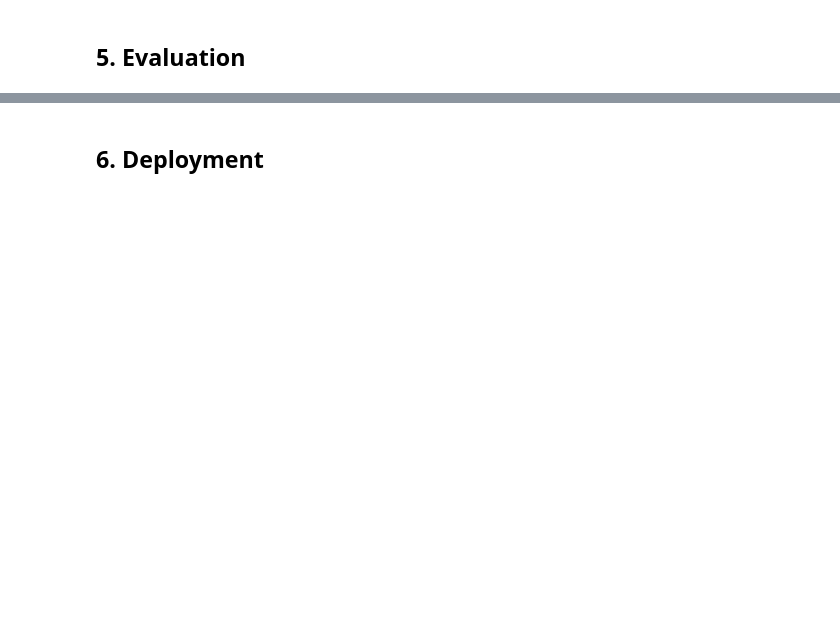
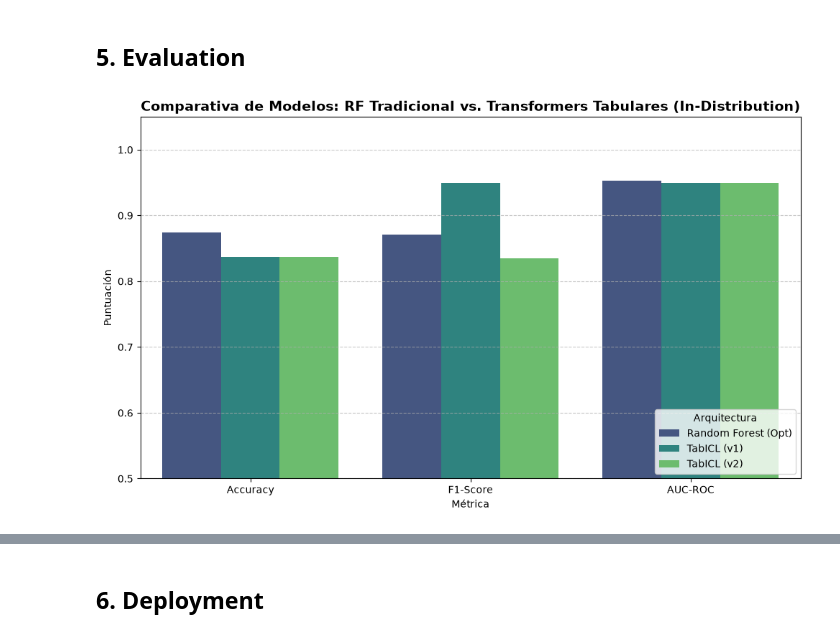
Before and after one commit to TefoV3/Tesis-UFSQ, a Jupyter notebook: Modelado/modelo.ipynb, the cells around one changed output, grey strips where cells are left out. Saved outputs shown, nothing was run; the diff lists cells and outputs as text; code cells hidden in the pictures; blank space fills up the shorter version.

```diff
--- a/Modelado/modelo.ipynb
+++ b/Modelado/modelo.ipynb
@@ -683,2 +731,37 @@ Rendimiento Zero-Shot del Modelo Fundacional: TabICL alcanzó un Área Bajo la C
 # %% [markdown]
 ## 5. Evaluation
+# %%
+
+# 1. Consolidar los resultados en un DataFrame
+data_metricas = {
+    "Modelo": [
+        "Random Forest (Opt)", "Random Forest (Opt)", "Random Forest (Opt)",
+        "TabICL (v1)", "TabICL (v1)", "TabICL (v1)",
+        "TabICL (v2)", "TabICL (v2)", "TabICL (v2)"
+    ],
+    "Métrica": [
+        "Accuracy", "F1-Score", "AUC-ROC",
+        "Accuracy", "F1-Score", "AUC-ROC",
+        "Accuracy", "F1-Score", "AUC-ROC"
+    ],
+    "Puntuación": [
+        accuracy_score(y_res, y_pred), f1_score(y_res, y_pred, average='weighted'), auc_score, # RF
+        acc_tabicl, auc_tabicl, auc_tabicl,  # TabICL v1 (asumiendo que las variables previas siguen en memoria)
+        acc_tabiclv2, f1_tabiclv2, auc_tabiclv2 # TabICLv2
+    ]
+}
+
+df_comparativa = pd.DataFrame(data_metricas)
+
+# 2. Generar la gráfica
+plt.figure(figsize=(10, 6))
+sns.barplot(data=df_comparativa, x="Métrica", y="Puntuación", hue="Modelo", palette="viridis")
+
+plt.title("Comparativa de Modelos: RF Tradicional vs. Transformers Tabulares (In-Distribution)", fontweight='bold', fontsize=14)
+plt.ylim(0.5, 1.05) # Escala ajustada para resaltar diferencias
+plt.legend(loc='lower right', title="Arquitectura")
+plt.grid(axis='y', linestyle='--', alpha=0.7)
+plt.tight_layout()
+plt.show()
+# %% [output]
+[figure, added]
```
Also changed, not shown: parts of 13 cells of this notebook, 1 other file.
